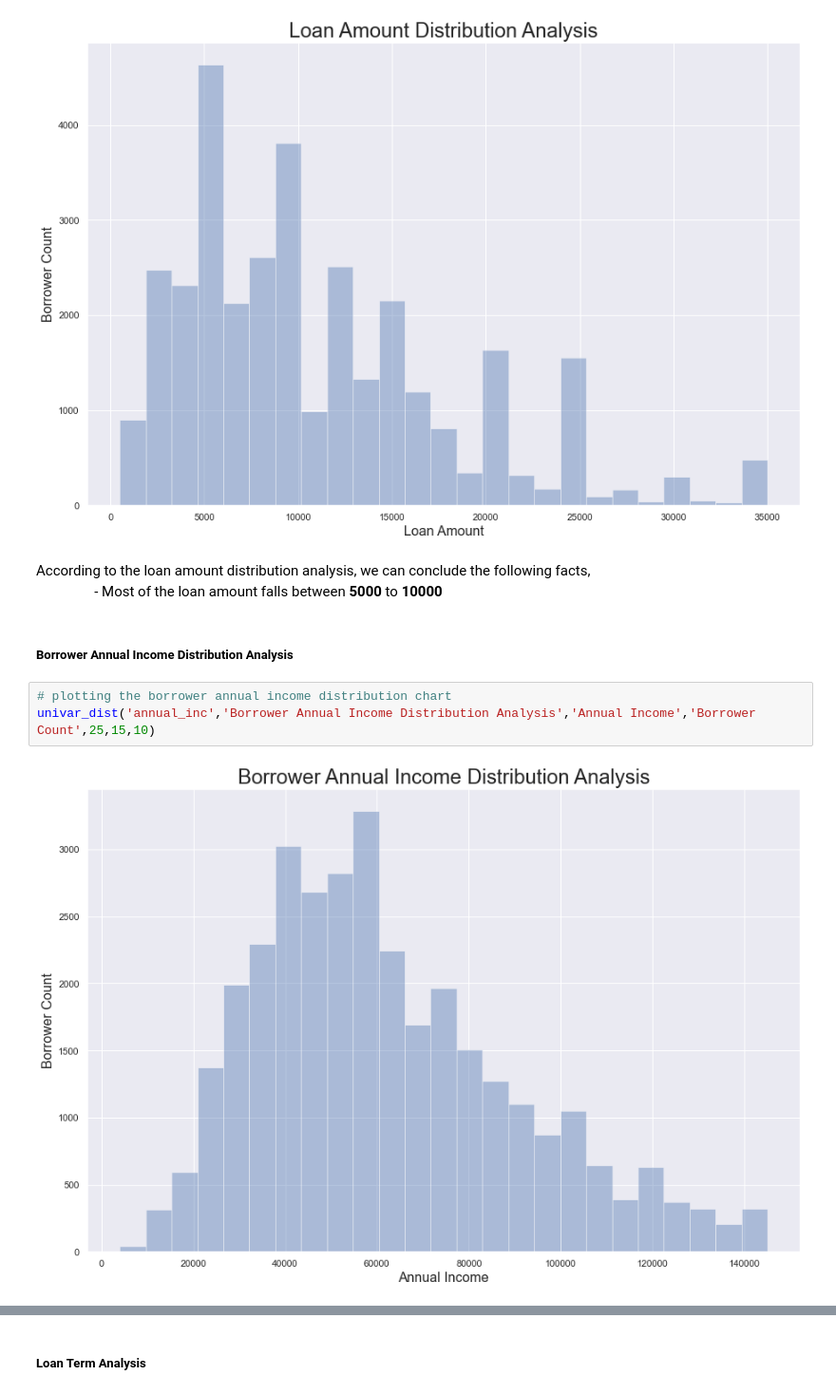
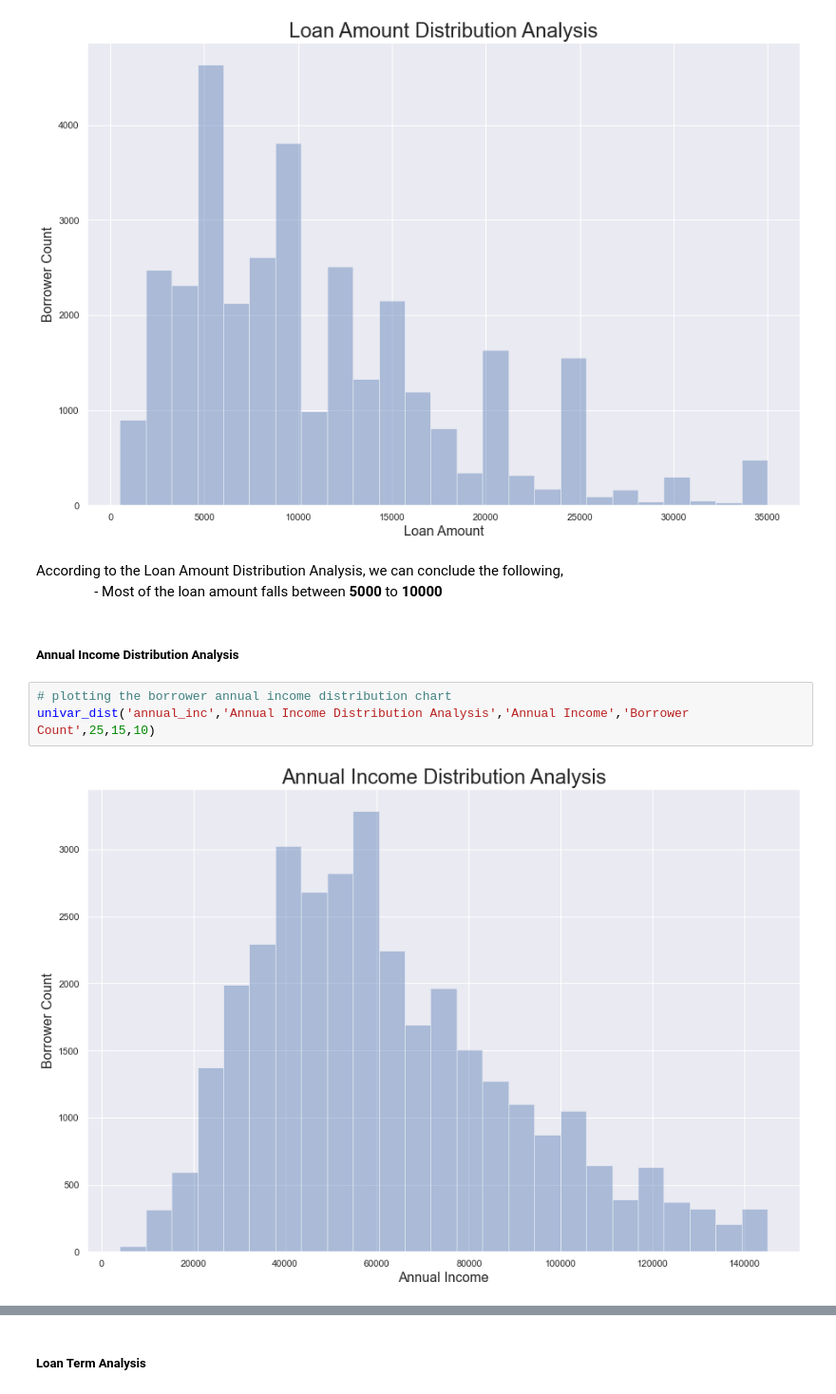
Before and after one commit to edwinttmm/LendingClubCaseStudy, a Jupyter notebook: LendingClubCaseStudySolution.ipynb, the cells around one changed output, grey strips where cells are left out. Shown at 95% size. Cells and saved outputs as stored; diff of their text form.

```diff
--- a/LendingClubCaseStudySolution.ipynb
+++ b/LendingClubCaseStudySolution.ipynb
@@ -490,13 +492,13 @@ According to the interest rate distribution analysis, we can conclude the follow
 univar_dist('loan_amnt','Loan Amount Distribution Analysis','Loan Amount','Borrower Count',25,15,10)
 # %% [output]
 [figure]
-# %% [markdown]
-According to the loan amount distribution analysis, we can conclude the following facts,<br>
-&emsp;&emsp;&emsp;&emsp;- Most of the loan amount falls between __5000__ to __10000__<br>
-# %% [markdown]
-##### Borrower Annual Income Distribution Analysis
+# %% [markdown]
+According to the Loan Amount Distribution Analysis, we can conclude the following,<br>
+&emsp;&emsp;&emsp;&emsp;- Most of the loan amount falls between __5000__ to __10000__<br>
+# %% [markdown]
+#####  Annual Income Distribution Analysis
 # %%
 # plotting the borrower annual income distribution chart
-univar_dist('annual_inc','Borrower Annual Income Distribution Analysis','Annual Income','Borrower Count',25,15,10)
+univar_dist('annual_inc','Annual Income Distribution Analysis','Annual Income','Borrower Count',25,15,10)
 # %% [output]
-[figure, old version]
+[figure, new version]
```
Also changed, not shown: parts of 113 cells of this notebook.
